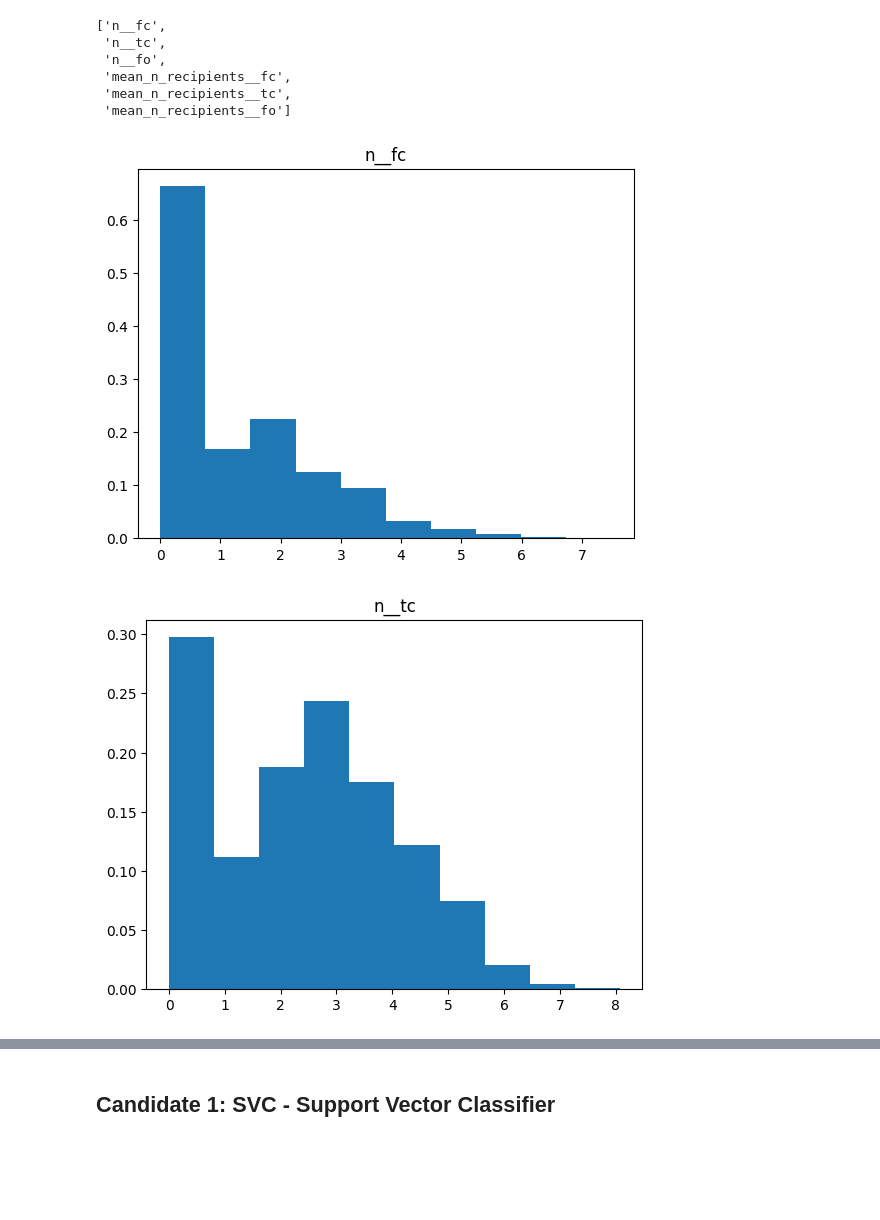
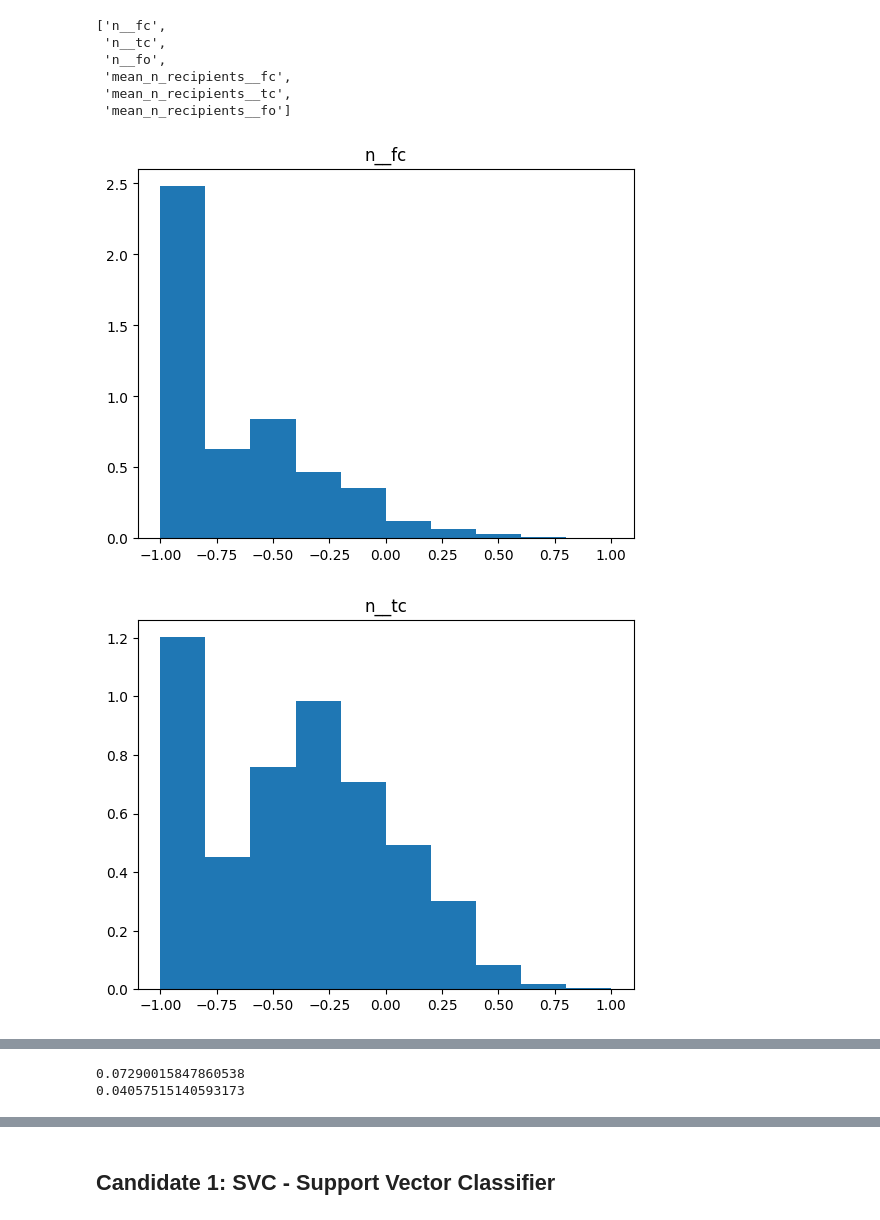
Before and after one commit to viktortsvil/capstone-rg, a Jupyter notebook: svc vs lightgbm.ipynb, the cells around one changed output, grey strips where cells are left out. Cells and saved outputs as stored; diff of their text form; code cells hidden in the pictures; blank space fills up the shorter version.

```diff
--- a/svc vs lightgbm.ipynb
+++ b/svc vs lightgbm.ipynb
@@ -37,11 +41,18 @@ train_columns
 # %%
 # df2 will contain log of the feature because the distributions are very skewed
 df2 = df.copy()
 for feature in train_columns:
     df2[feature] = np.log1p(df2[feature])
+
+scaler = MinMaxScaler(feature_range=(-1,1))  # rescaling makes SVC MUCH MUCH faster while not imparting LGBM
+scaler.fit(df2[train_columns])
+
+df2[train_columns] = scaler.transform(df2[train_columns])
+
+for feature in train_columns:
     plt.hist(df2[feature], density=True)
     plt.title(feature)
     plt.show()
 # %% [output]
-[figure, old version]
+[figure, new version]
-[figure, old version]
+[figure, new version]
@@ -51,0 +63,9 @@ for feature in train_columns:
+# %%
+# this column shows the % of the samples closed successfully
+print(df2.groupby(['OpportunityId', 'CreatedDate__fq'], as_index=False).agg({'target': 'mean'}).target.astype(int).mean())
+
+# and the number of rows that have target == 1
+print(df2.target.mean())
+# %% [output]
+0.07290015847860538
+0.04057515140593173
```
Also changed, not shown: parts of 17 cells of this notebook.
